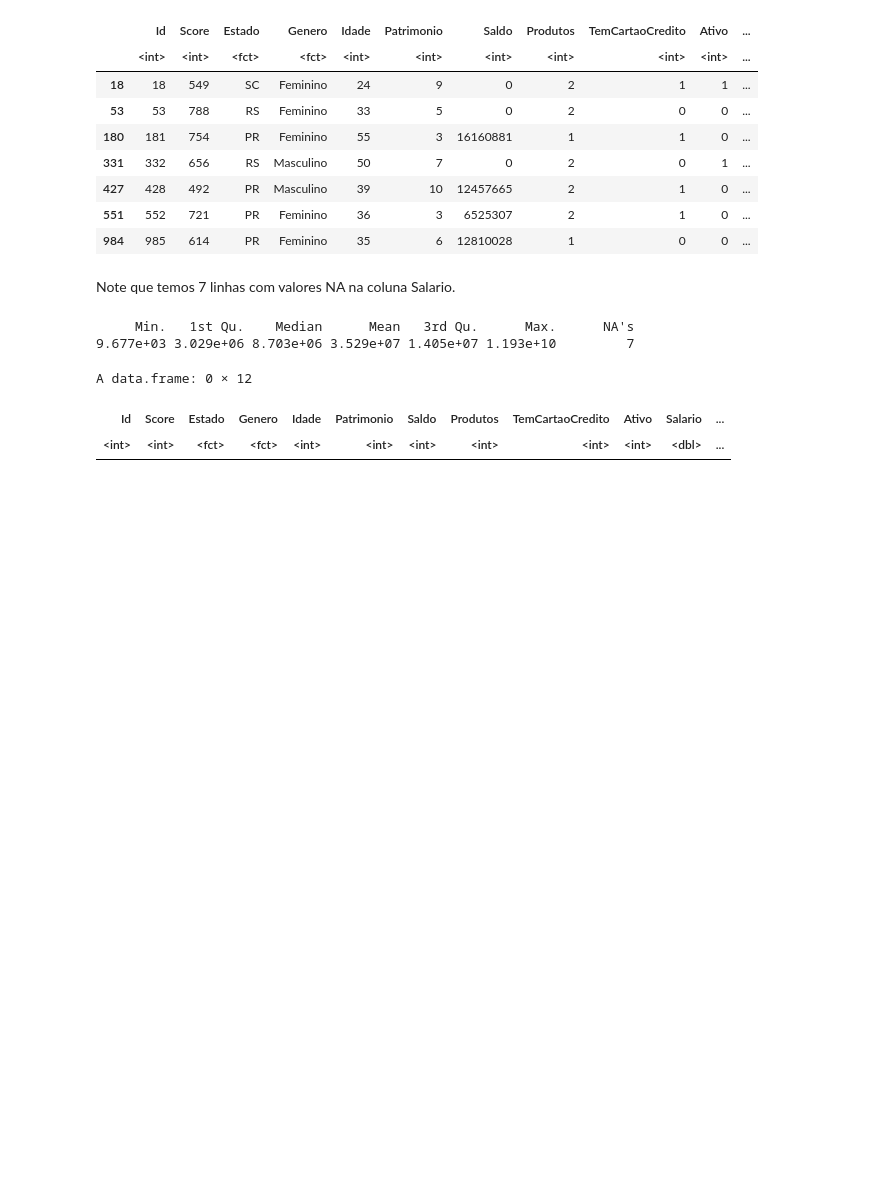
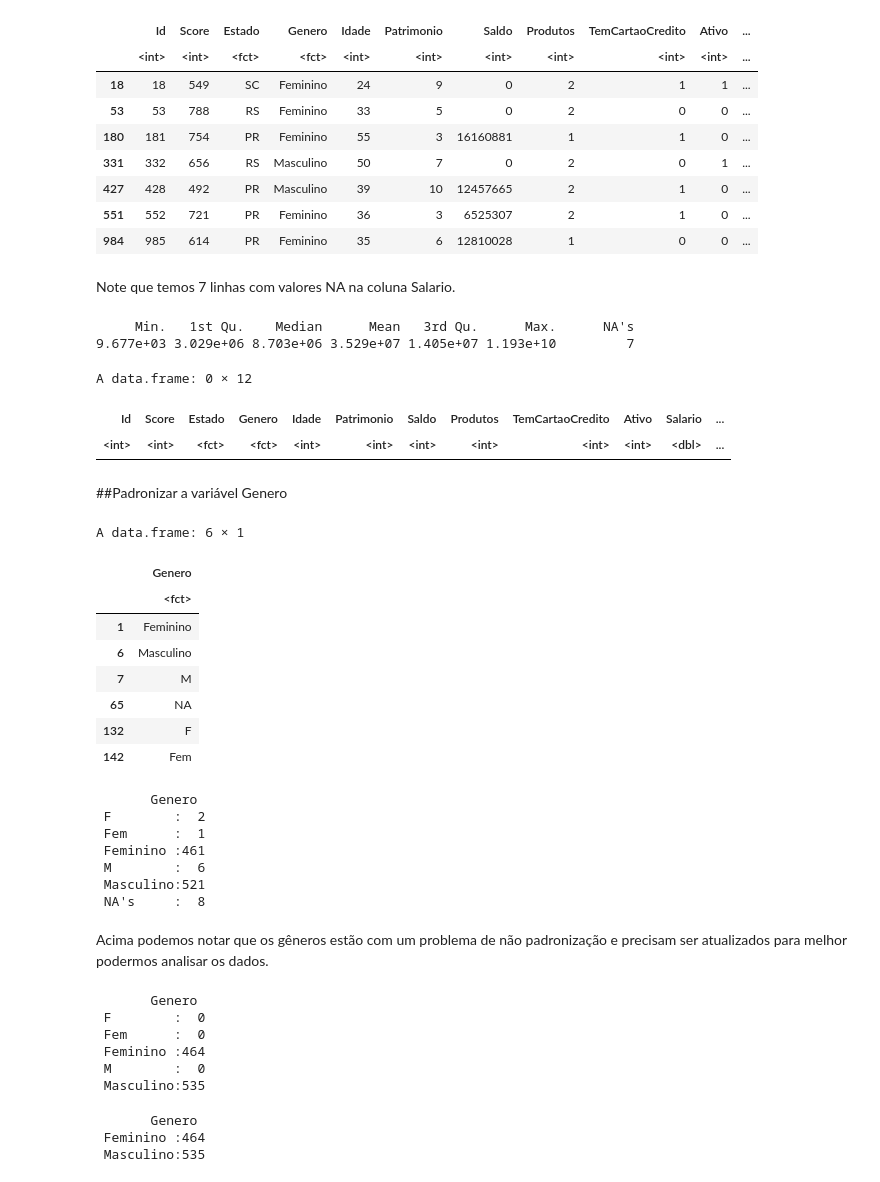
Before and after one commit to rodrigowe1988/R-Language, a Jupyter notebook: Limpeza_e_Tratamento_de_Dados_com_R.ipynb, the cells around one changed output. Saved outputs shown, nothing was run; the diff lists cells and outputs as text; code cells hidden in the pictures; blank space fills up the shorter version.

```diff
--- a/Limpeza_e_Tratamento_de_Dados_com_R.ipynb
+++ b/Limpeza_e_Tratamento_de_Dados_com_R.ipynb
@@ -140,3 +144,28 @@ dados[!complete.cases(dados$Salario),]
 A data.frame: 0 × 12
 | Id | Score | Estado | Genero | Idade | Patrimonio | Saldo | Produtos | TemCartaoCredito | Ativo | Salario | ... |
 | <int> | <int> | <fct> | <fct> | <int> | <int> | <int> | <int> | <int> | <int> | <dbl> | ... |
+# %% [markdown]
+##Padronizar a variável Genero
+# %%
+#ver valores
+unique(dados['Genero'])
+summary(dados['Genero'])
+# %% [output]
+A data.frame: 6 × 1
+|  | Genero |
+|  | <fct> |
+| 1 | Feminino |
+| 6 | Masculino |
+| 7 | M |
+| 65 | NA |
+| 132 | F |
+| 142 | Fem |
+       Genero
+ F        :  2
+ Fem      :  1
+ Feminino :461
+ M        :  6
+ Masculino:521
+ NA's     :  8
+# %% [markdown]
+Acima podemos notar que os gêneros estão com um problema de não padronização e precisam ser atualizados para melhor podermos analisar os dados.
@@ -142,0 +176,9 @@ A data.frame: 0 × 12
+# %%
+summary(dados['Genero'])
+# %% [output]
+       Genero
+ F        :  0
+ Fem      :  0
+ Feminino :464
+ M        :  0
+ Masculino:535
@@ -142,0 +188,6 @@ A data.frame: 0 × 12
+# %%
+summary(dados['Genero'])
+# %% [output]
+       Genero
+ Feminino :464
+ Masculino:535
```
Also changed, not shown: parts of 20 cells of this notebook.
